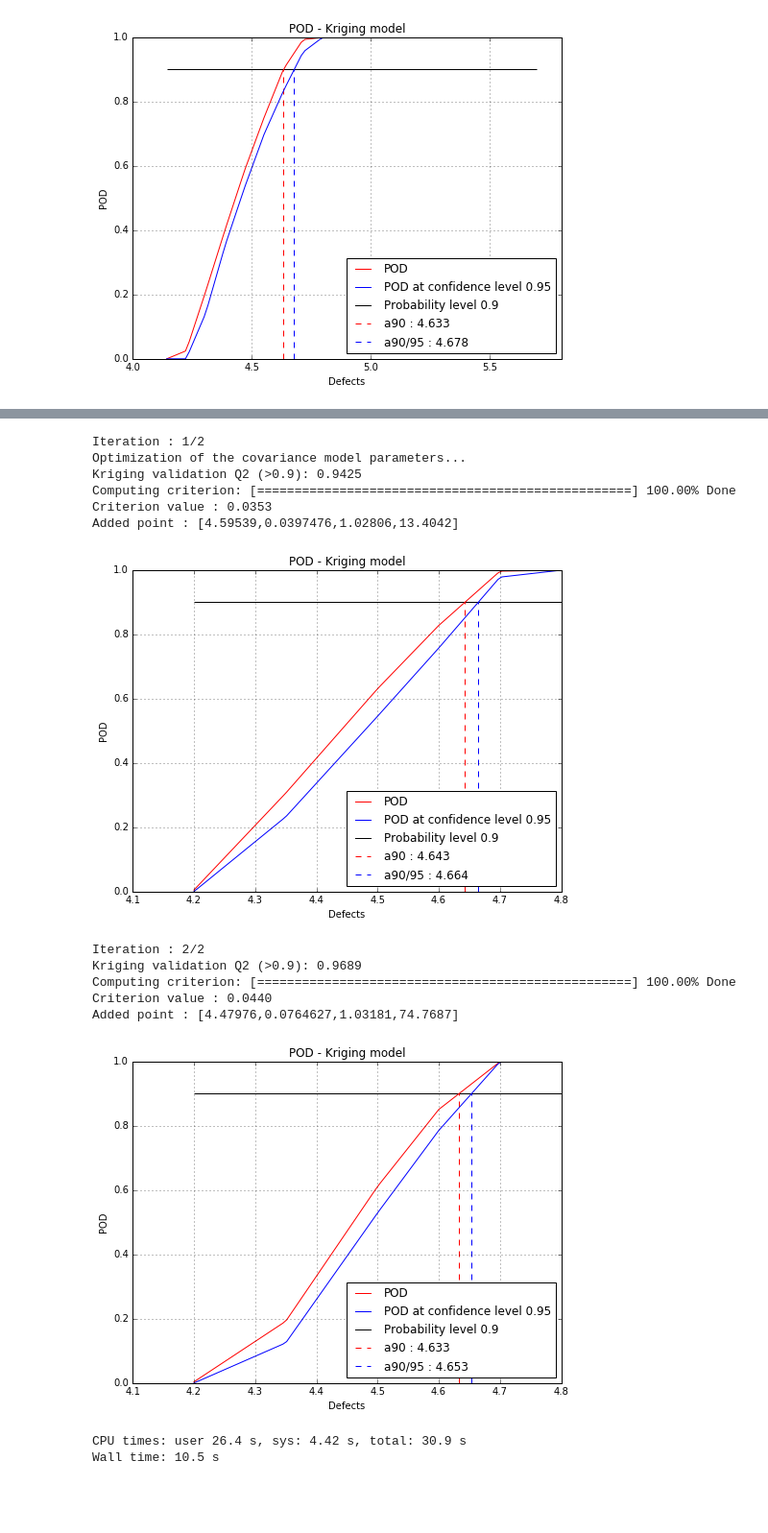
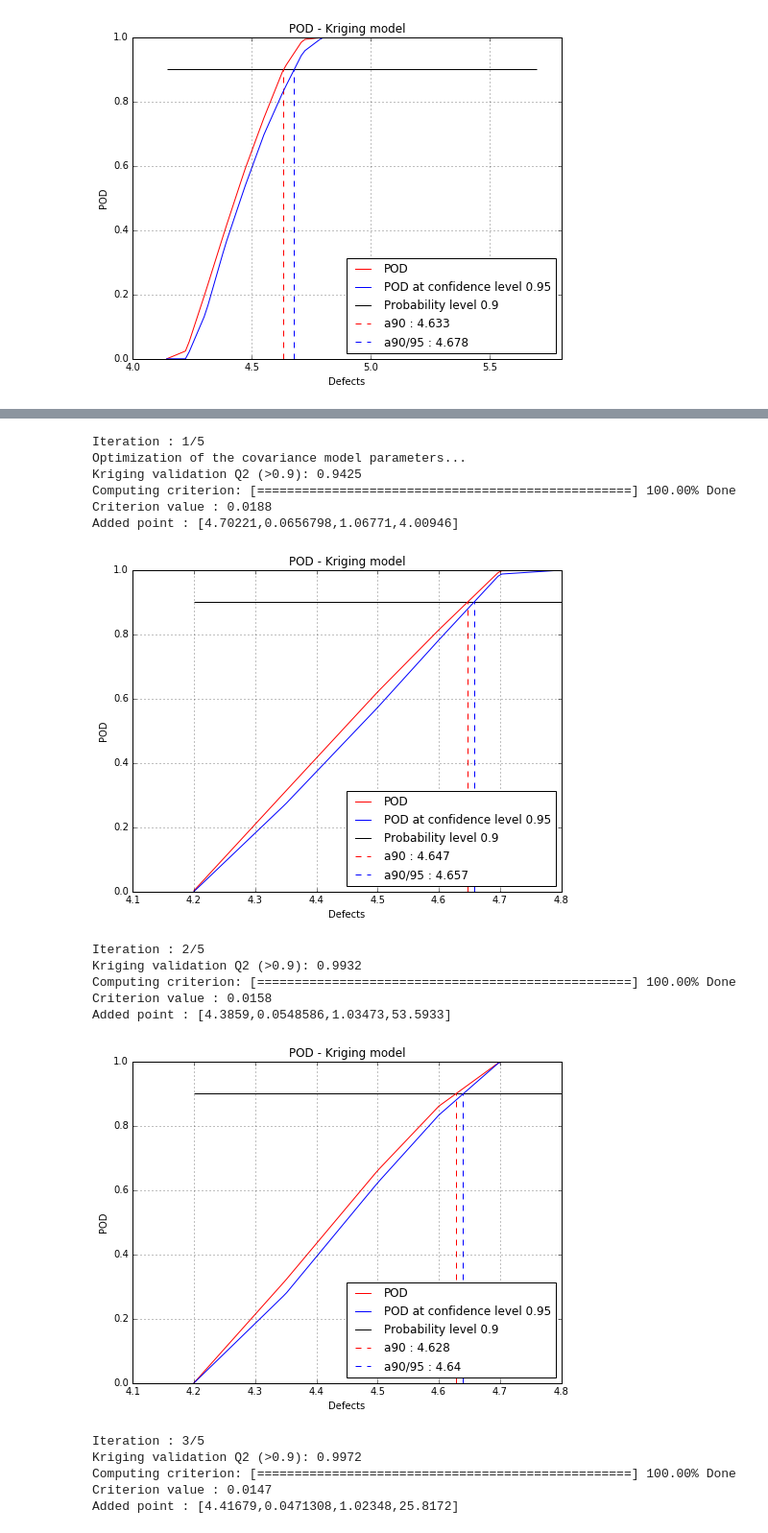
Before and after one commit to openturns/otpod, a Jupyter notebook: doc/source/examples/AdaptiveSignalPOD.ipynb, the cells around one changed output, grey strips where cells are left out. Shown: that part at 96% size. Saved outputs shown, nothing was run; the diff lists cells and outputs as text; code cells hidden in the pictures; blank space fills up the shorter version.

Commit message:
update adaptive signal pod example

```diff
--- a/doc/source/examples/AdaptiveSignalPOD.ipynb
+++ b/doc/source/examples/AdaptiveSignalPOD.ipynb
@@ -90,40 +92,45 @@ Based on this study, the interesting part for the defects ranges from 4.2 to 4.8
 # %%
 detection = 38
 # set the number of iterations
-nIteration = 2
+nIteration = 5
 
 # Creating the adaptivePOD object
 adaptivePOD = otpod.AdaptiveSignalPOD(inputDOE, outputDOE, physicalModel, nIteration, detection)
 
 # Change the range for the defect sizes between 4.2 and 4.8
 adaptivePOD.setDefectSizes([4.2, 4.35, 4.5, 4.6, 4.7, 4.8])
 
 # We can change also the number candidate points for which the critertion is computed
-adaptivePOD.setCandidateSize(50)
+adaptivePOD.setCandidateSize(1000)
 # we can change the sample size of the Monte Carlo simulation
-adaptivePOD.setSamplingSize(100) # default is 5000
+adaptivePOD.setSamplingSize(500) # default is 5000
 # we can also change the size of the simulation to compute the confidence interval
-adaptivePOD.setSimulationSize(20) # default is 1000
+adaptivePOD.setSimulationSize(100) # default is 1000
 
-# The current iteration POD graph can be displayed
-# with or without the confidence level curve
-# and with or without the intersection value at the given probability level
-# Default is not activated and without probability level nor confidence level.
-adaptivePOD.setGraphActive(graphVerbose=True, probabilityLevel=0.9, confidenceLevel=0.95)
+# The current iteration POD graph can be displayed with multiple options :
+## with or without the confidence level curve
+## and with or without the intersection value at the given probability level
+## if a directory is given, all graphs are saved as AdaptiveSignalPOD_i.png
+adaptivePOD.setGraphActive(graphVerbose=True, probabilityLevel=0.9, confidenceLevel=0.95,
+                           directory='figure/')
+
 %time adaptivePOD.run()
 # %% [output]
-Iteration : 1/2
+Iteration : 1/5
 Optimization of the covariance model parameters...
 Kriging validation Q2 (>0.9): 0.9425
 Computing criterion: [==================================================] 100.00% Done
-Criterion value : 0.0353
-Added point : [4.59539,0.0397476,1.02806,13.4042]
+Criterion value : 0.0188
+Added point : [4.70221,0.0656798,1.06771,4.00946]
-[figure, old version]
+[figure, new version]
-Iteration : 2/2
-Kriging validation Q2 (>0.9): 0.9689
+Iteration : 2/5
+Kriging validation Q2 (>0.9): 0.9932
 Computing criterion: [==================================================] 100.00% Done
-Criterion value : 0.0440
-Added point : [4.47976,0.0764627,1.03181,74.7687]
+Criterion value : 0.0158
+Added point : [4.3859,0.0548586,1.03473,53.5933]
-[figure, old version]
+[figure, new version]
-CPU times: user 26.4 s, sys: 4.42 s, total: 30.9 s
-Wall time: 10.5 s
+Iteration : 3/5
+Kriging validation Q2 (>0.9): 0.9972
+Computing criterion: [==================================================] 100.00% Done
+Criterion value : 0.0147
+Added point : [4.41679,0.0471308,1.02348,25.8172]
```
Also changed, not shown: parts of 13 cells of this notebook.
